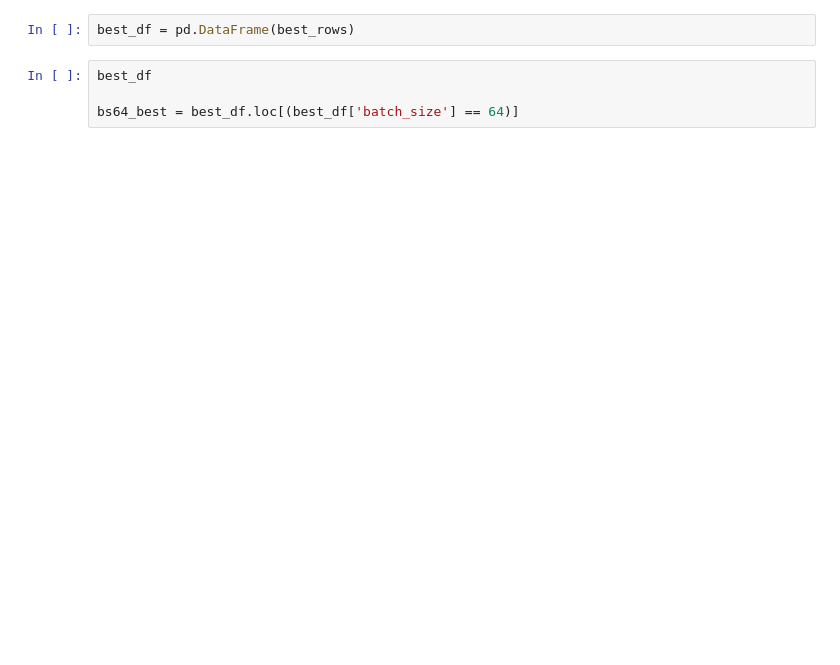
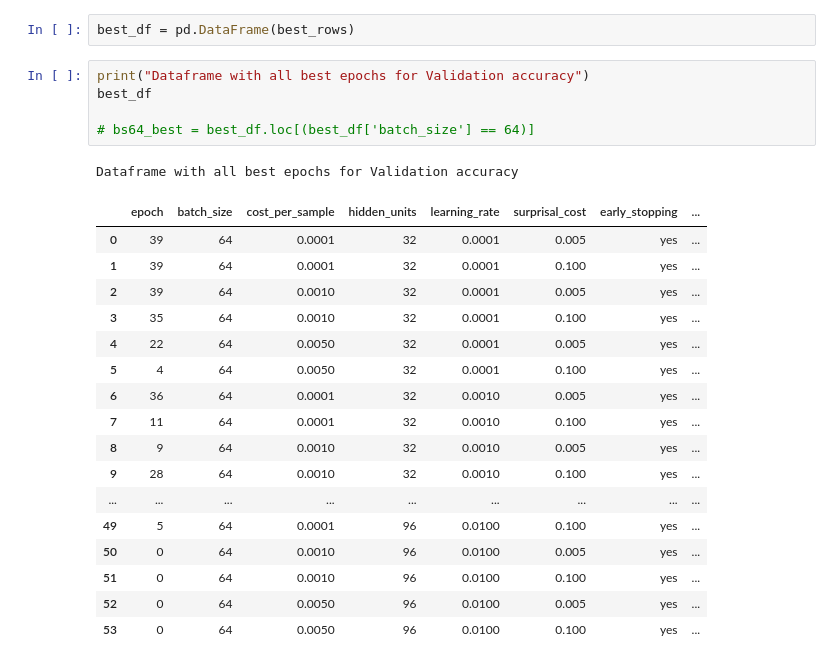
Before and after one commit to EmyArts/skiprnn-2017-telecombcn, a Jupyter notebook: src/postprocessing.ipynb, the cells around one changed output. Drawn from its saved outputs; the diff is of its cells as text; blank space fills up the shorter version.

```diff
--- a/src/postprocessing.ipynb
+++ b/src/postprocessing.ipynb
@@ -41,6 +98,26 @@ for df in csvs:
 # %%
 best_df = pd.DataFrame(best_rows)
 # %%
+print("Dataframe with all best epochs for Validation accuracy")
 best_df
 
-bs64_best = best_df.loc[(best_df['batch_size'] == 64)]
+# bs64_best = best_df.loc[(best_df['batch_size'] == 64)]
+# %% [output]
+Dataframe with all best epochs for Validation accuracy
+|  | epoch | batch_size | cost_per_sample | hidden_units | learning_rate | surprisal_cost | early_stopping | ... |
+| 0 | 39 | 64 | 0.0001 | 32 | 0.0001 | 0.005 | yes | ... |
+| 1 | 39 | 64 | 0.0001 | 32 | 0.0001 | 0.100 | yes | ... |
+| 2 | 39 | 64 | 0.0010 | 32 | 0.0001 | 0.005 | yes | ... |
+| 3 | 35 | 64 | 0.0010 | 32 | 0.0001 | 0.100 | yes | ... |
+| 4 | 22 | 64 | 0.0050 | 32 | 0.0001 | 0.005 | yes | ... |
+| 5 | 4 | 64 | 0.0050 | 32 | 0.0001 | 0.100 | yes | ... |
+| 6 | 36 | 64 | 0.0001 | 32 | 0.0010 | 0.005 | yes | ... |
+| 7 | 11 | 64 | 0.0001 | 32 | 0.0010 | 0.100 | yes | ... |
+| 8 | 9 | 64 | 0.0010 | 32 | 0.0010 | 0.005 | yes | ... |
+| 9 | 28 | 64 | 0.0010 | 32 | 0.0010 | 0.100 | yes | ... |
+| ... | ... | ... | ... | ... | ... | ... | ... | ... |
+| 49 | 5 | 64 | 0.0001 | 96 | 0.0100 | 0.100 | yes | ... |
+| 50 | 0 | 64 | 0.0010 | 96 | 0.0100 | 0.005 | yes | ... |
+| 51 | 0 | 64 | 0.0010 | 96 | 0.0100 | 0.100 | yes | ... |
+| 52 | 0 | 64 | 0.0050 | 96 | 0.0100 | 0.005 | yes | ... |
+| 53 | 0 | 64 | 0.0050 | 96 | 0.0100 | 0.100 | yes | ... |
```
Also changed, not shown: parts of 12 cells of this notebook, 1 other file.
